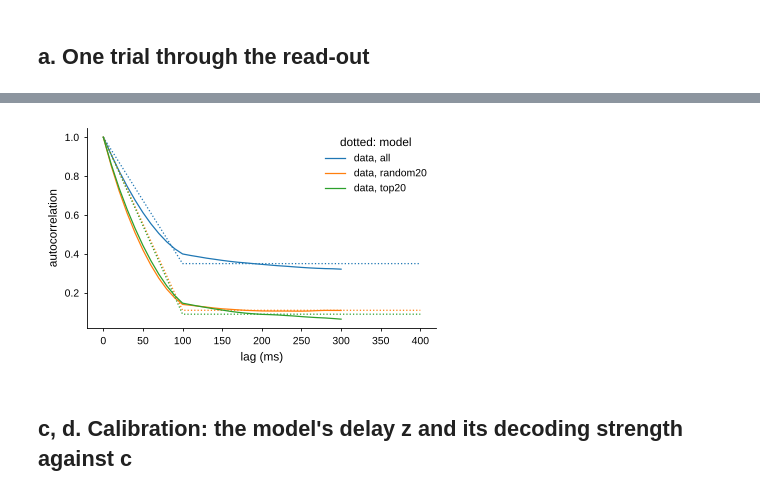
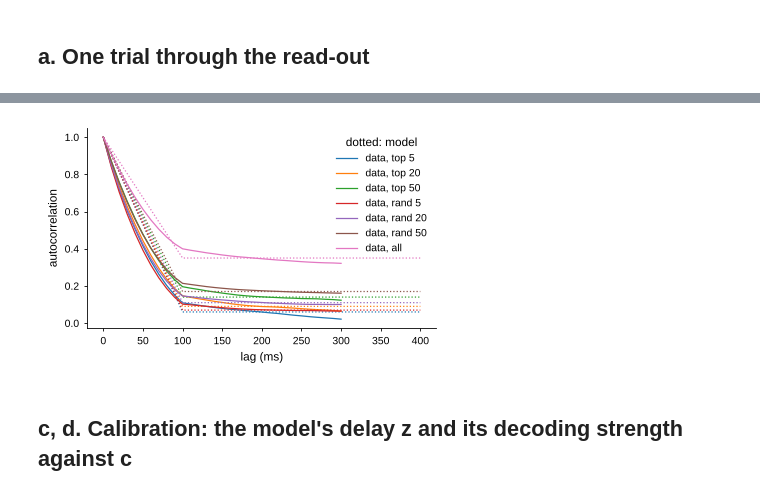
Before and after one commit to jmourabarbosa/nmda-intermitent, a Jupyter notebook: figure_notebooks/figS1.ipynb, the cells around one changed output, grey strips where cells are left out. Cells and saved outputs as stored; diff of their text form; code cells hidden in the pictures.

```diff
--- a/figure_notebooks/figS1.ipynb
+++ b/figure_notebooks/figS1.ipynb
@@ -70,14 +70,13 @@ data at 200 ms: {'all': 0.346, 'random20': 0.107, 'top20': 0.089} ; model rho: {
 # %%
 lag = np.arange(0, 401, 10)
 plt.figure(figsize=(4.5, 2.6))
-for (lab, a), col in zip(acf.groupby('set'), ('C0', 'C1', 'C2')):
-    kind = 'all' if lab == 'all' else ('top' if lab.startswith('top') else 'random')
-    m_ = a.groupby('lag_ms').acf.mean()
+for lab, col in zip(readout.SETS, ('C0', 'C1', 'C2', 'C3', 'C4', 'C5', 'C6')):
+    m_ = acf[acf.set == lab].groupby('lag_ms').acf.mean()
     plt.plot(m_.index, m_.values, color=col, label=f'data, {lab}')
-    plt.plot(lag, (1 - readout.RHO[kind]) * np.maximum(0, 1 - lag / 100) + readout.RHO[kind], ':', color=col)
+    plt.plot(lag, (1 - readout.RHO[lab]) * np.maximum(0, 1 - lag / 100) + readout.RHO[lab], ':', color=col)
 plt.xlabel('lag (ms)'); plt.ylabel('autocorrelation'); plt.legend(title='dotted: model');
 # %% [output]
-[figure, old version]
+[figure, new version]
 # %% [markdown]
 ## c, d. Calibration: the model's delay z and its decoding strength against c
 # %%
```
Also changed, not shown: parts of 2 cells of this notebook, 14 other files.
